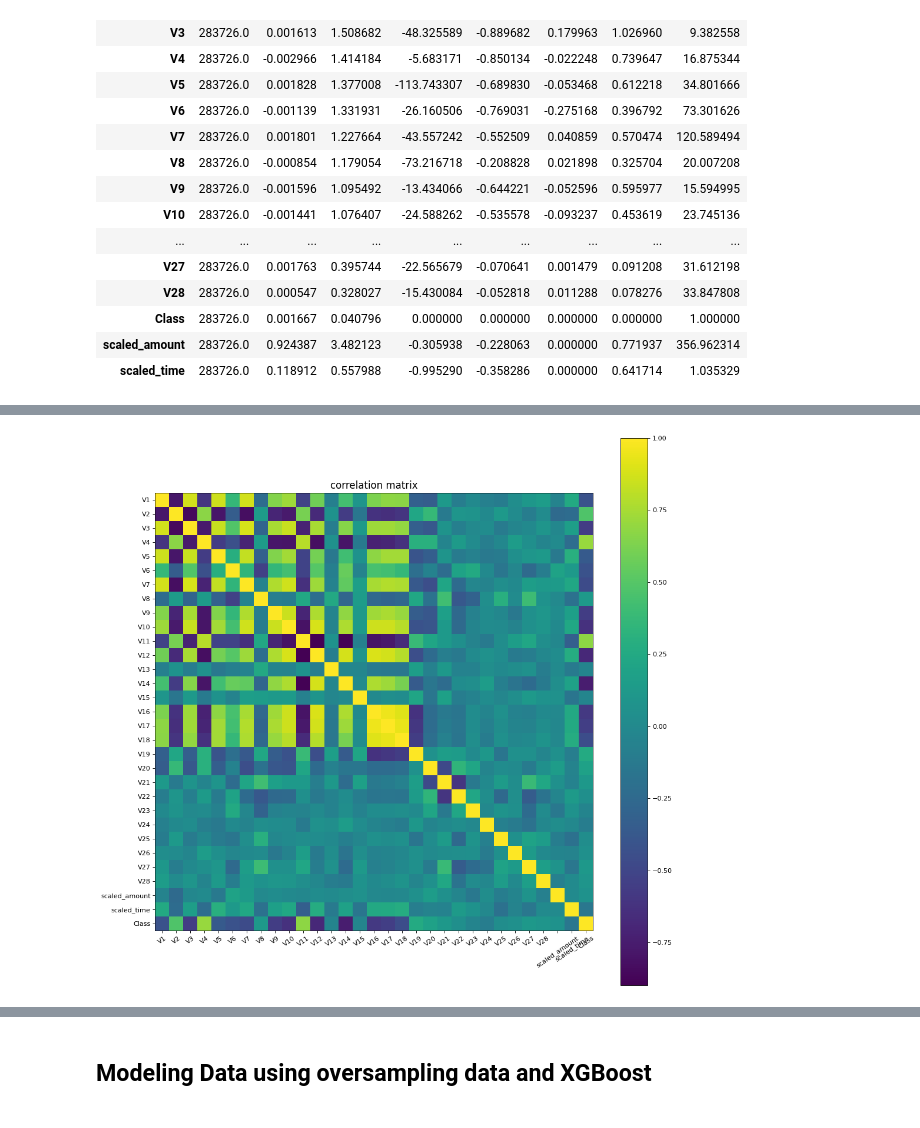
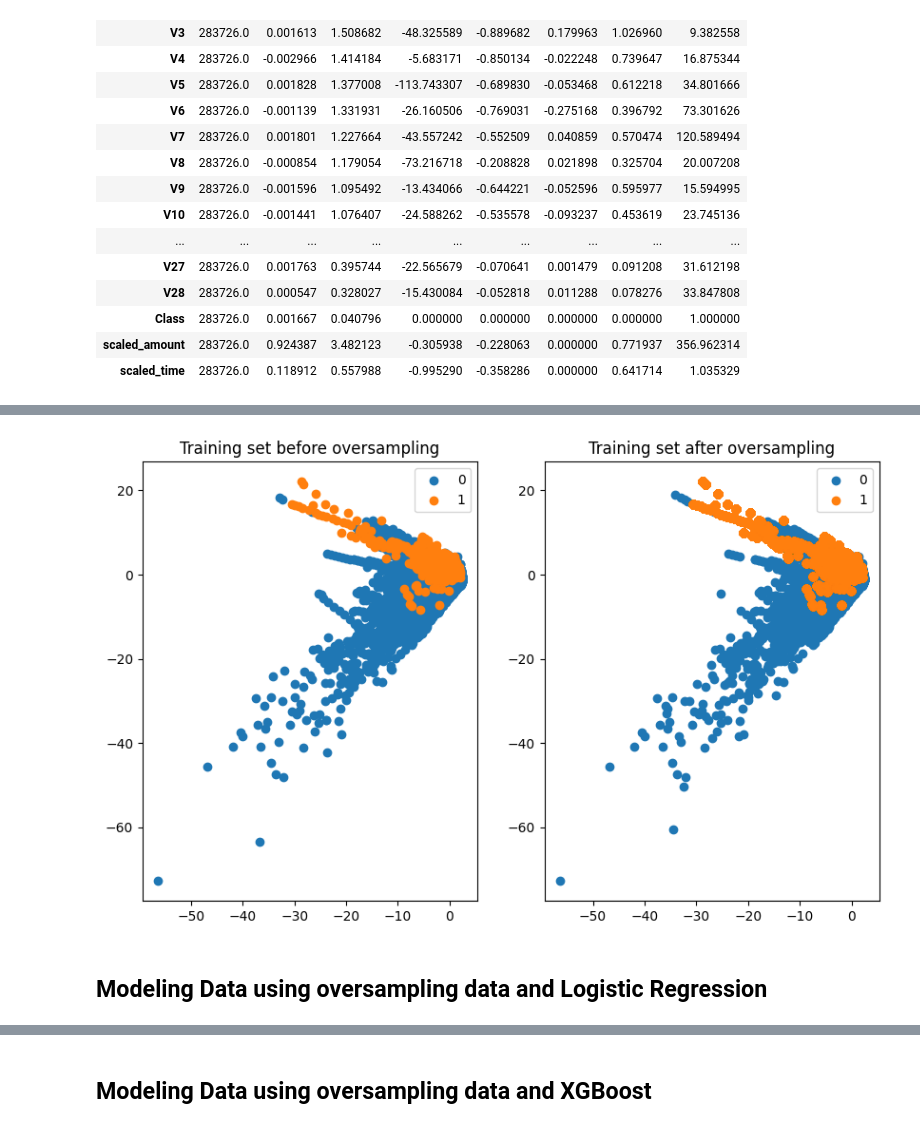
Before and after one commit to engmarwaemam/project, a Jupyter notebook: project.ipynb, the cells around one changed output, grey strips where cells are left out. Drawn from its saved outputs; the diff is of its cells as text; code cells hidden in the pictures.

```diff
--- a/project.ipynb
+++ b/project.ipynb
@@ -213,9 +231,0 @@ x_train_smo, x_test_smo, y_train_smo, y_test_smo= train_test_split(x_smo, y_smo,
-# %%
-# UNDERSAMPLING
-data_uos=x_uos
-data_uos['Class']=y_uos
-plotCorrelationMatrix(data_res,15)
-x_train_uos, x_test_uos, y_train_uos, y_test_uos= train_test_split(x_uos, y_uos, test_size=0.2, random_state=0)
-x_train_tom, x_test_tom, y_train_tom, y_test_tom= train_test_split(x_tom, y_tom, test_size=0.2, random_state=0)
-# %% [output]
-[figure, removed]
@@ -223,0 +232,28 @@ x_train_tom, x_test_tom, y_train_tom, y_test_tom= train_test_split(x_tom, y_tom,
+# %%
+from collections import Counter
+from matplotlib import figure
+from numpy import where
+from sklearn.model_selection import train_test_split
+x_train_res, x_test_res, y_train_res, y_test_res= train_test_split(x_res, y_res, test_size=0.2, random_state=0)
+plt.figure(figsize=(10, 6))
+plt.subplot(1,2,1)
+counter=Counter(y_train)
+for label, _ in counter.items():
+	row_ix = where(y_train == label)[0]
+	plt.scatter(x_train[row_ix, 0], x_train[row_ix, 1], label=str(label))
+plt.title('Training set before oversampling')
+plt.legend()
+plt.subplot(1,2,2)
+counter=Counter(y_train_res)
+x_train_res1=x_train_res.to_numpy()
+y_train_res1=y_train_res.to_numpy()
+for label, _ in counter.items():
+	row_ix = where(y_train_res1== label)[0]
+	plt.scatter(x_train_res1[row_ix, 0], x_train_res1[row_ix, 1], label=str(label))
+plt.title('Training set after oversampling')
+plt.legend()
+plt.show()
+# %% [output]
+[figure, added]
+# %% [markdown]
+## Modeling Data using oversampling data and Logistic Regression
```
Also changed, not shown: parts of 39 cells of this notebook.
